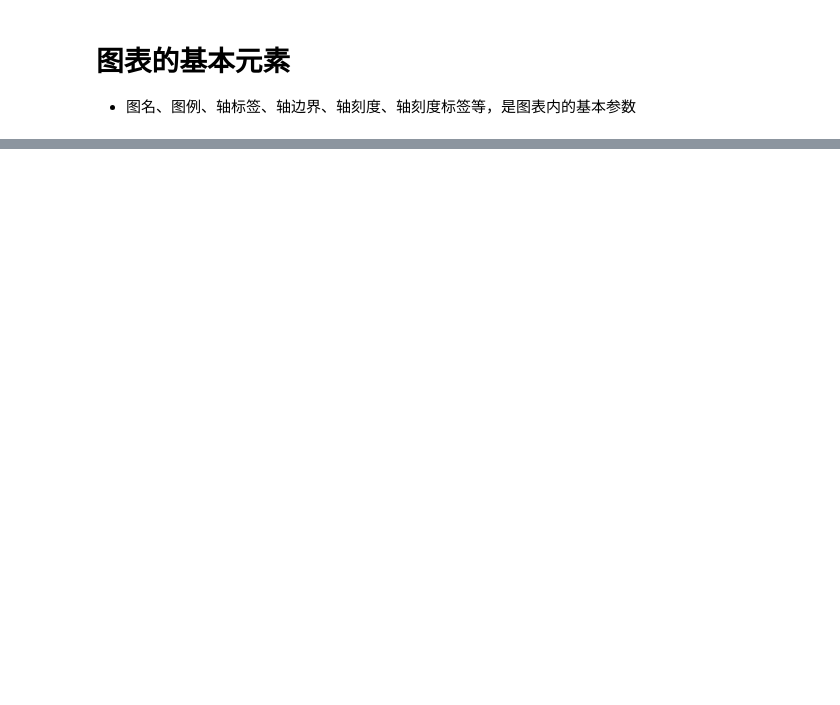
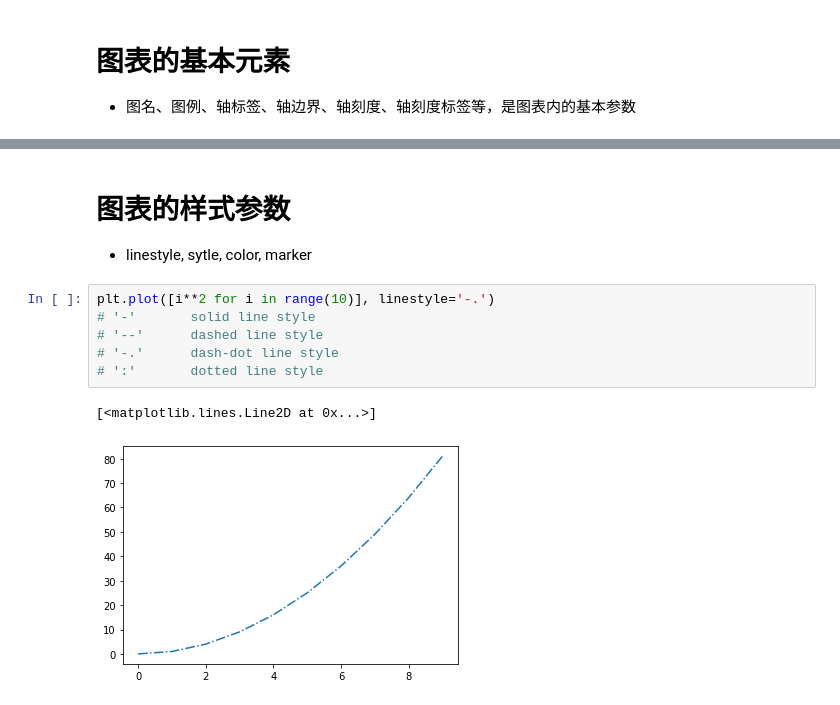
Before and after one commit to macnversion/python3, a Jupyter notebook: python3_books/pandas学习/matplotlib_exercise.ipynb, the cells around one changed output, grey strips where cells are left out. Saved outputs shown, nothing was run; the diff lists cells and outputs as text; blank space fills up the shorter version.

```diff
--- a/python3_books/pandas学习/matplotlib_exercise.ipynb
+++ b/python3_books/pandas学习/matplotlib_exercise.ipynb
@@ -49,0 +74,12 @@ fig.set_yticklabels('%.2f' %i for i in [0, 0.2, 0.4, 0.6, 0.8, 1.0, 1.2]) # Y轴
+# %% [markdown]
+# 图表的样式参数
+- linestyle, sytle, color, marker
+# %%
+plt.plot([i**2 for i in range(10)], linestyle='-.')
+# '-'       solid line style
+# '--'      dashed line style
+# '-.'      dash-dot line style
+# ':'       dotted line style
+# %% [output]
+[<matplotlib.lines.Line2D at 0x...>]
+[figure, added]
```
Also changed, not shown: parts of 4 cells of this notebook.
